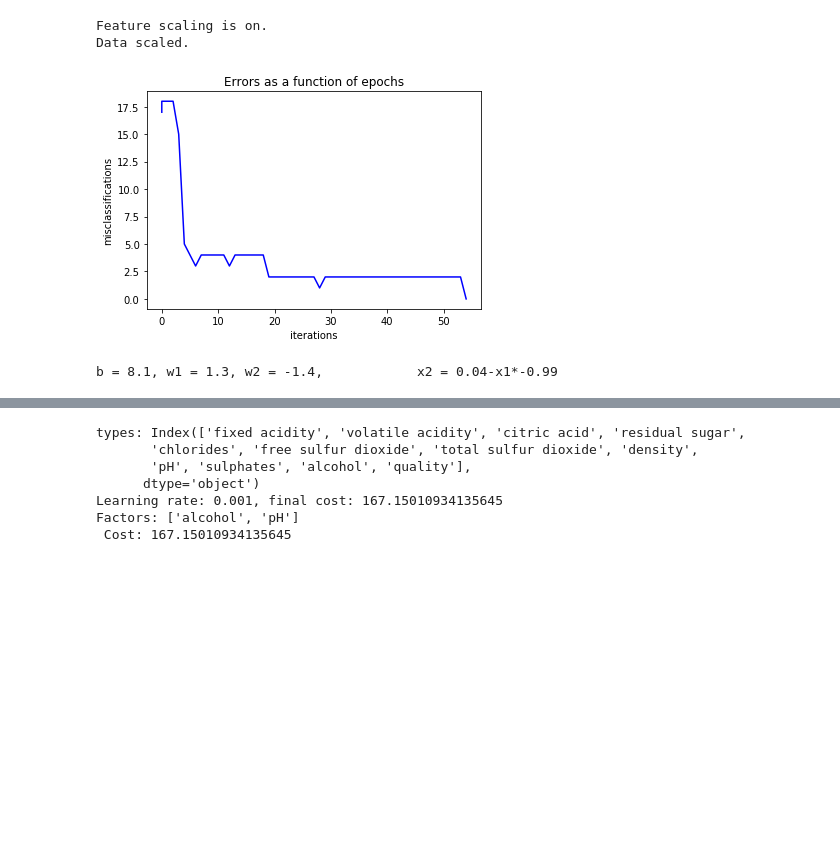
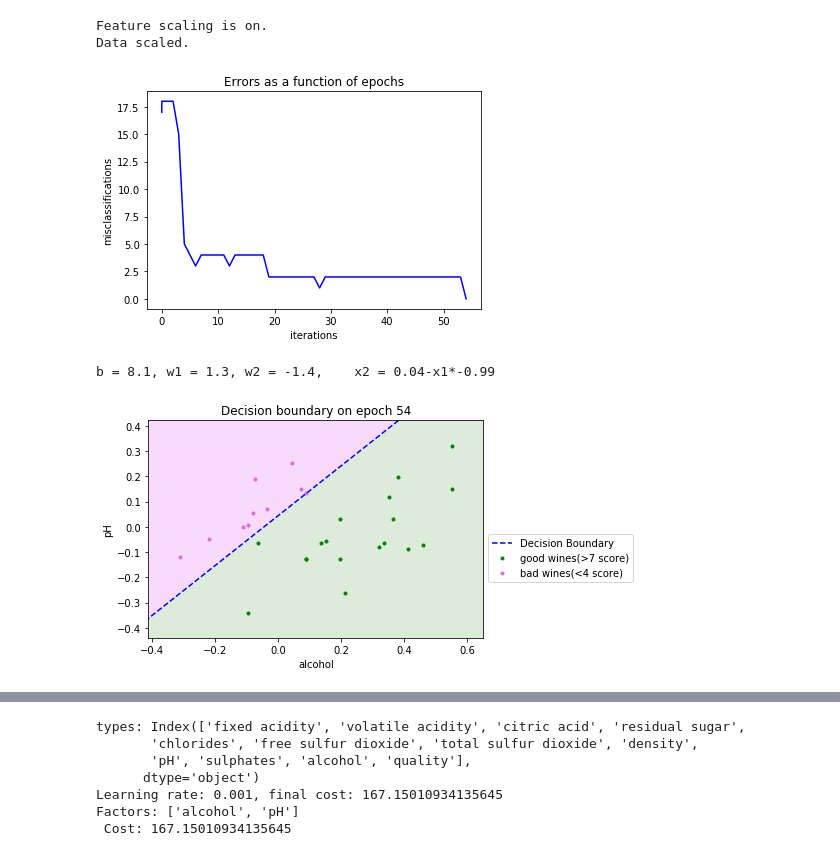
Before and after one commit to tsergien/sommelier, a Jupyter notebook: perceptron.ipynb, the cells around one changed output, grey strips where cells are left out. Drawn from its saved outputs; the diff is of its cells as text; code cells hidden in the pictures; blank space fills up the shorter version.

```diff
--- a/perceptron.ipynb
+++ b/perceptron.ipynb
@@ -88,9 +88,6 @@ class Perceptron(object):
         self.res = []
         self.threshold = threshold
         return
-
-    def sigmoid(self, x):
-        return 1 / (1 + exp(dot(self.w) + bias))
 
     def error(self, y: list, d: list) -> int:
         return sum(abs(d-y))
@@ -148,7 +145,7 @@ def plot_performance(performance, wine_data, good_thresh, bad_thresh, factors: l
     w2 = performance[epoch][2][1]
     assert w2 != 0, "w2 = 0"
     print(f'b = {round(b,1)}, w1 = {round(w1, 1)}, w2 = {round(w2, 1)},\
-            x2 = {round((good_thresh - b)/w2,2)}-x1*{round(w1/w2,2)}')
+    x2 = {round((good_thresh - b)/w2,2)}-x1*{round(w1/w2,2)}')
     f1 = [i for i in range(-50, 50)]
     f2 = [ (good_thresh - b - w1 * f1[j]) / w2 for j in range(len(f1))]
     plt.figure(2)
@@ -199,12 +196,12 @@ red_df = pd.read_csv("resources/winequality-red.csv", sep=";")
 # feature scaling
 red_df = feature_scaling(red_df)
 prepare_data_and_train(red_df, 0.1, ['alcohol', 'pH'], [3, 8], 0)
-prepare_data_and_train(red_df, 0.1, ['alcohol', 'pH'], [4, 7], 15000)
 
 # prepare_data_and_train(red_df, 0.1, ['chlorides', 'sulphates'], [3, 8], 10000)
 # prepare_data_and_train(red_df, 0.1, ['volatile acidity', 'alcohol'], [3, 8], 10000)
 # prepare_data_and_train(red_df, 0.01, ['density', 'volatile acidity'], [3, 8], 10000)
 # prepare_data_and_train(red_df, 0.1, ['density', 'volatile acidity'], [3, 8], 10000)
+# prepare_data_and_train(red_df, 0.1, ['alcohol', 'pH'], [4, 7], 15000)
 
 # V.2 end
 # %% [output]
@@ -215,3 +212,4 @@ b = 8.1, w1 = 1.3, w2 = -1.4,            x2 = 0.04-x1*-0.99
+[figure, added]
 # %%
 # V.3
 
```
Also changed, not shown: parts of 6 cells of this notebook.
